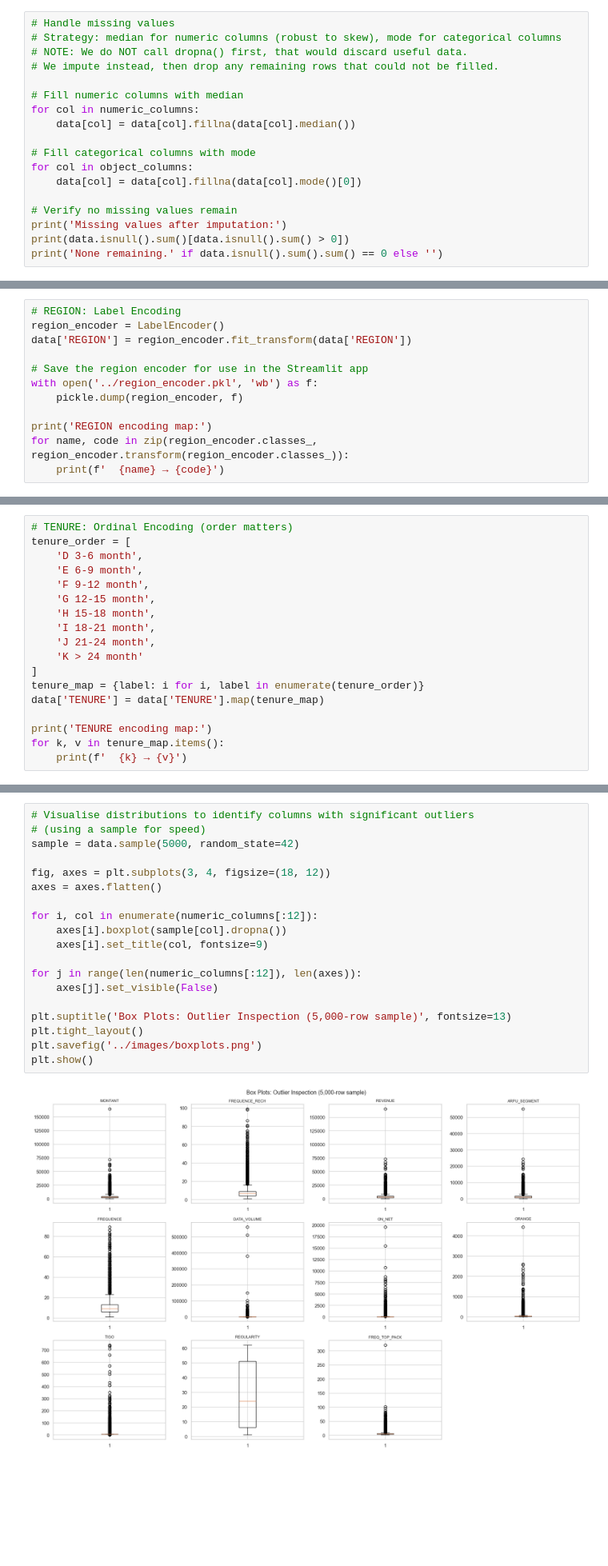
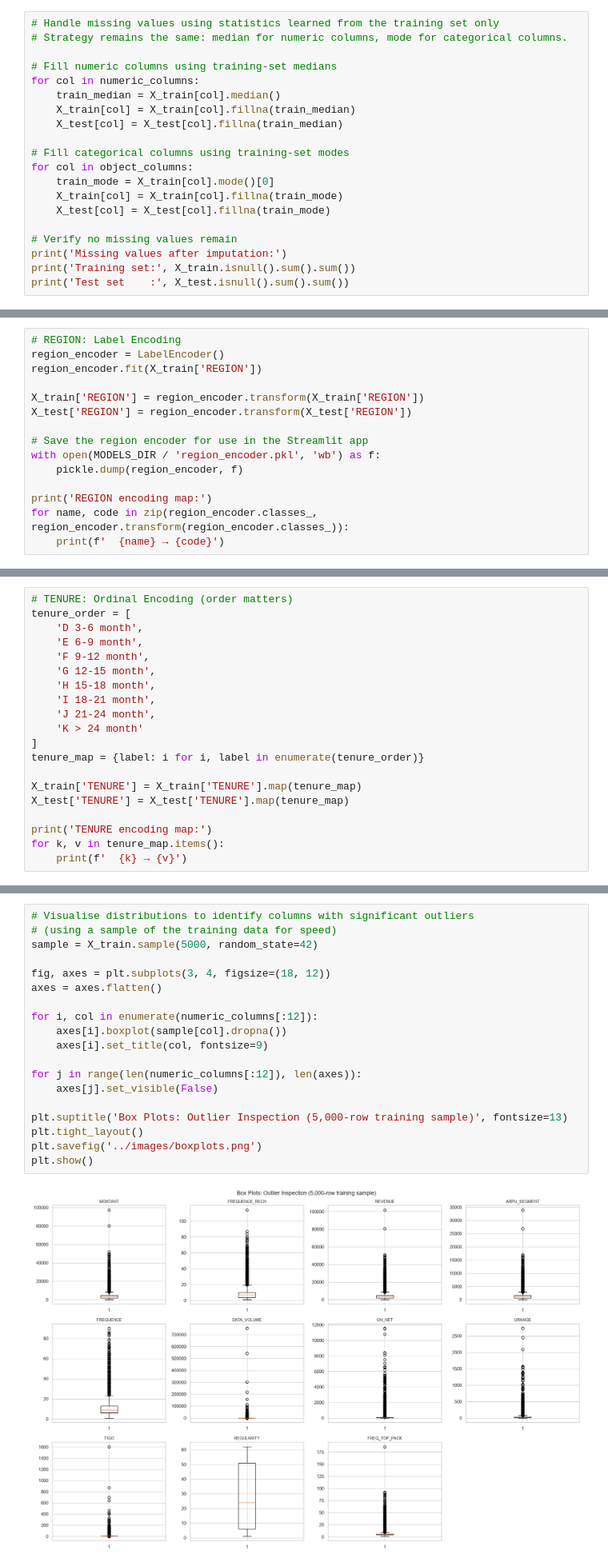
Before and after one commit to victoruzoe/Expresso-Churn-Prediction-App, a Jupyter notebook: notebooks/expresso_churn_prediction.ipynb, the cells around one changed output, grey strips where cells are left out. Shown at 80% size. Saved outputs shown, nothing was run; the diff lists cells and outputs as text; blank space fills up the shorter version.

Commit message:
Update Expresso churn model deployment and notebook outputs

```diff
--- a/notebooks/expresso_churn_prediction.ipynb
+++ b/notebooks/expresso_churn_prediction.ipynb
@@ -251,20 +277,22 @@ Numeric columns: ['MONTANT', 'FREQUENCE_RECH', 'REVENUE', 'ARPU_SEGMENT', 'FREQU
 # %%
-# Handle missing values
-# Strategy: median for numeric columns (robust to skew), mode for categorical columns
-# NOTE: We do NOT call dropna() first, that would discard useful data.
-# We impute instead, then drop any remaining rows that could not be filled.
+# Handle missing values using statistics learned from the training set only
+# Strategy remains the same: median for numeric columns, mode for categorical columns.
 
-# Fill numeric columns with median
+# Fill numeric columns using training-set medians
 for col in numeric_columns:
-    data[col] = data[col].fillna(data[col].median())
+    train_median = X_train[col].median()
+    X_train[col] = X_train[col].fillna(train_median)
+    X_test[col] = X_test[col].fillna(train_median)
 
-# Fill categorical columns with mode
+# Fill categorical columns using training-set modes
 for col in object_columns:
-    data[col] = data[col].fillna(data[col].mode()[0])
+    train_mode = X_train[col].mode()[0]
+    X_train[col] = X_train[col].fillna(train_mode)
+    X_test[col] = X_test[col].fillna(train_mode)
 
 # Verify no missing values remain
 print('Missing values after imputation:')
-print(data.isnull().sum()[data.isnull().sum() > 0])
-print('None remaining.' if data.isnull().sum().sum() == 0 else '')
+print('Training set:', X_train.isnull().sum().sum())
+print('Test set    :', X_test.isnull().sum().sum())
 # %% [output]
 Missing values after imputation:
@@ -281,10 +309,13 @@ Two categorical columns remain: `REGION` and `TENURE`.
 # %%
 # REGION: Label Encoding
 region_encoder = LabelEncoder()
-data['REGION'] = region_encoder.fit_transform(data['REGION'])
+region_encoder.fit(X_train['REGION'])
+
+X_train['REGION'] = region_encoder.transform(X_train['REGION'])
+X_test['REGION'] = region_encoder.transform(X_test['REGION'])
 
 # Save the region encoder for use in the Streamlit app
-with open('../region_encoder.pkl', 'wb') as f:
+with open(MODELS_DIR / 'region_encoder.pkl', 'wb') as f:
     pickle.dump(region_encoder, f)
 
 print('REGION encoding map:')
@@ -319,7 +350,9 @@ tenure_order = [
     'K > 24 month'
 ]
 tenure_map = {label: i for i, label in enumerate(tenure_order)}
-data['TENURE'] = data['TENURE'].map(tenure_map)
+
+X_train['TENURE'] = X_train['TENURE'].map(tenure_map)
+X_test['TENURE'] = X_test['TENURE'].map(tenure_map)
 
 print('TENURE encoding map:')
 for k, v in tenure_map.items():
@@ -342,22 +375,22 @@ Outliers are replaced with the column median.
 # %%
 # Visualise distributions to identify columns with significant outliers
-# (using a sample for speed)
-sample = data.sample(5000, random_state=42)
+# (using a sample of the training data for speed)
+sample = X_train.sample(5000, random_state=42)
 
 fig, axes = plt.subplots(3, 4, figsize=(18, 12))
 axes = axes.flatten()
 
 for i, col in enumerate(numeric_columns[:12]):
     axes[i].boxplot(sample[col].dropna())
     axes[i].set_title(col, fontsize=9)
 
 for j in range(len(numeric_columns[:12]), len(axes)):
     axes[j].set_visible(False)
 
-plt.suptitle('Box Plots: Outlier Inspection (5,000-row sample)', fontsize=13)
+plt.suptitle('Box Plots: Outlier Inspection (5,000-row training sample)', fontsize=13)
 plt.tight_layout()
 plt.savefig('../images/boxplots.png')
 plt.show()
 # %% [output]
-[figure, old version]
+[figure, new version]
 # %%
```
Also changed, not shown: parts of 18 cells of this notebook, 5 other files.
